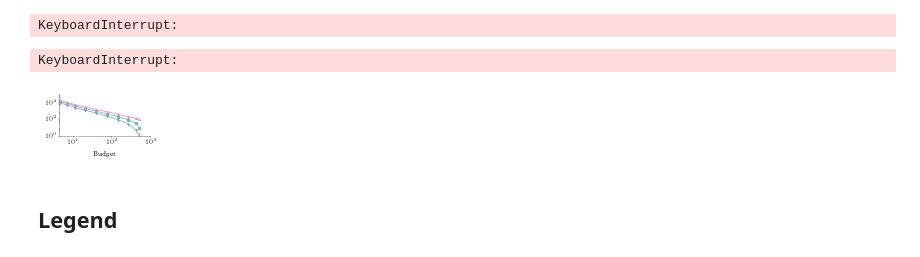
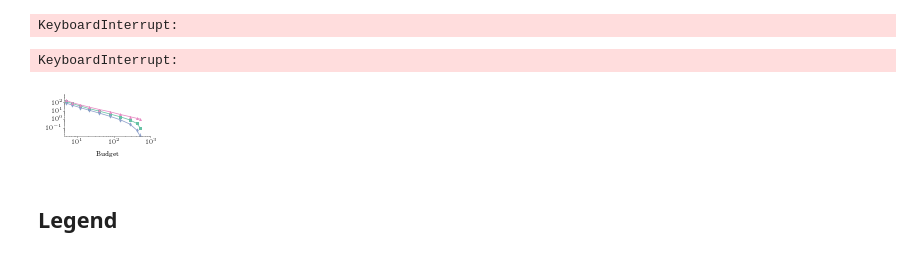
Before and after one commit to Networks-Learning/RedQueen, a Jupyter notebook: opt_broadcast.ipynb, the cells around one changed output. Drawn from its saved outputs; the diff is of its cells as text; code cells hidden in the pictures.

```diff
--- a/opt_broadcast.ipynb
+++ b/opt_broadcast.ipynb
@@ -462,9 +480,10 @@ oracle_df = oracle_ranking(df=wall_mgr.state.get_dataframe(),
 KeyboardInterrupt:
 # %%
 @optioned(option_arg='opts')
-def rank_plot(res, field, file_name, title=None, with_std=True, save=False, log_y=True, legend=False, fig_width=None):
-    vals = res.df.pivot_table(index='s', columns='type', values=field, aggfunc=np.mean)
-    std  = res.df.pivot_table(index='s', columns='type', values=field, aggfunc=np.std)
+def rank_plot(res, field, file_name, title=None, with_std=True, save=False, log_y=True, legend=False, fig_width=None, end_time=None):
+    assert end_time is not None, "end_time must be specified."
+    vals = res.df.pivot_table(index='s', columns='type', values=field, aggfunc=np.mean) / end_time
+    std  = res.df.pivot_table(index='s', columns='type', values=field, aggfunc=np.std) / end_time
 
     if title is None:
         if field == 'avg_rank':
@@ -490,7 +509,7 @@ def rank_plot(res, field, file_name, title=None, with_std=True, save=False, log_
 
     if log_y:
         plt.yscale('log')
-        plt.yticks([10 ** i for i in [0, 2, 4]])
+        plt.yticks([10 ** i for i in [-1, 0, 1, 2]])
 
     if legend:
         plt.legend(loc="upper right")
@@ -508,9 +527,9 @@ def rank_plot(res, field, file_name, title=None, with_std=True, save=False, log_
     # plt.savefig('/NL/stackexchange/work/prog/papers/online-twitter-broadcast/nips2016/figures/capacity-poisson-oracle-opt.pdf')
     # plt.savefig('/NL/stackexchange/work/prog/papers/online-twitter-broadcast/nips2016/figures/capacity-poisson-oracle-opt-kdd.pdf')
 # %%
-rank_plot(hawkes_res_2, 'avg_rank', None, log_y=True)
+rank_plot(hawkes_res_2, 'avg_rank', None, log_y=True, end_time=simulation_opts.T)
 # %% [output]
-[figure, old version]
+[figure, new version]
 # %% [markdown]
 ## Legend
 # %% [markdown]
```
Also changed, not shown: parts of 69 cells of this notebook.
